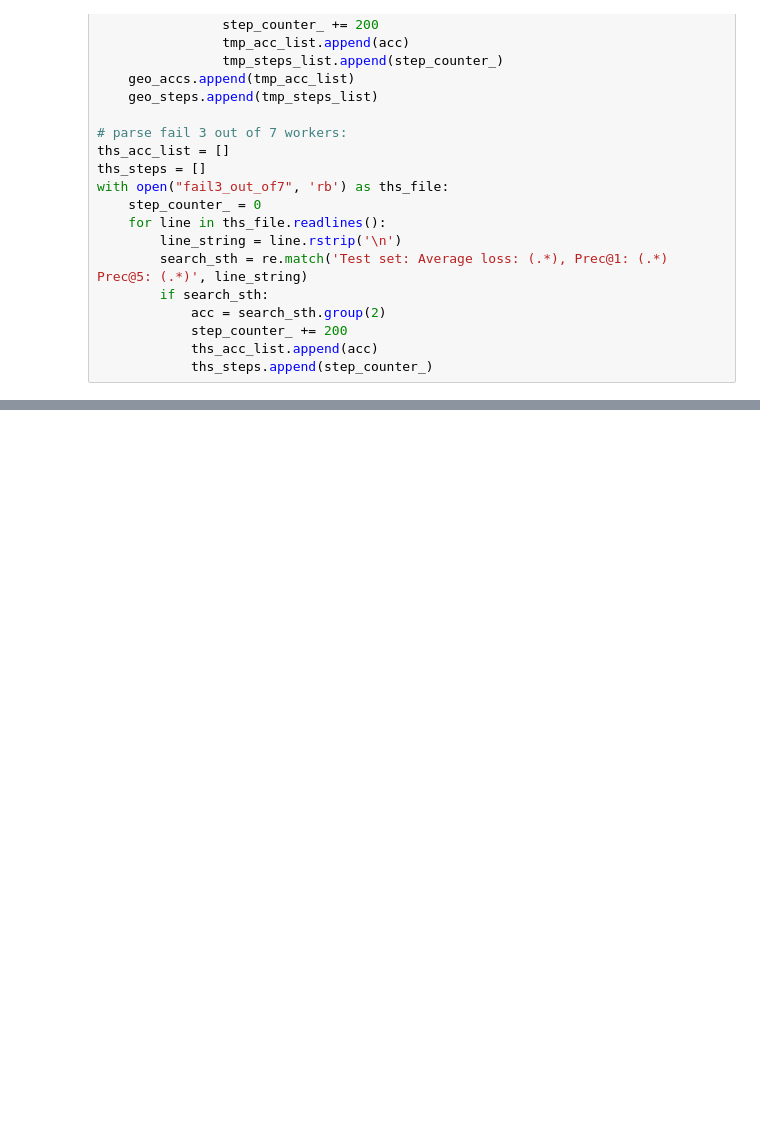
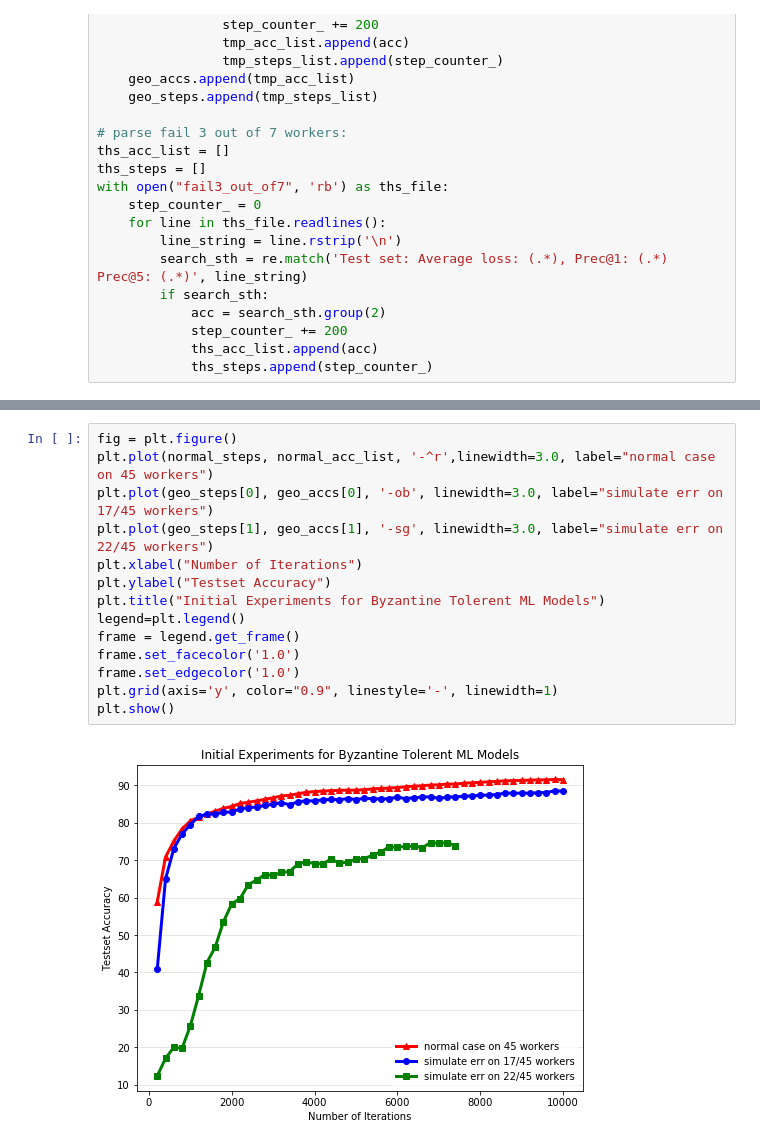
Before and after one commit to hwang595/Draco, a Jupyter notebook: analysis/errSimulation_and_geoMedian_verify.ipynb, the cells around one changed output, grey strips where cells are left out. Saved outputs shown, nothing was run; the diff lists cells and outputs as text; blank space fills up the shorter version.

```diff
--- a/analysis/errSimulation_and_geoMedian_verify.ipynb
+++ b/analysis/errSimulation_and_geoMedian_verify.ipynb
@@ -94,0 +140,16 @@ plt.show()
+# %%
+fig = plt.figure()
+plt.plot(normal_steps, normal_acc_list, '-^r',linewidth=3.0, label="normal case on 45 workers")
+plt.plot(geo_steps[0], geo_accs[0], '-ob', linewidth=3.0, label="simulate err on 17/45 workers")
+plt.plot(geo_steps[1], geo_accs[1], '-sg', linewidth=3.0, label="simulate err on 22/45 workers")
+plt.xlabel("Number of Iterations")
+plt.ylabel("Testset Accuracy")
+plt.title("Initial Experiments for Byzantine Tolerent ML Models")
+legend=plt.legend()
+frame = legend.get_frame()
+frame.set_facecolor('1.0')
+frame.set_edgecolor('1.0')
+plt.grid(axis='y', color="0.9", linestyle='-', linewidth=1)
+plt.show()
+# %% [output]
+[figure, added]
```
Also changed, not shown: parts of 7 cells of this notebook.
